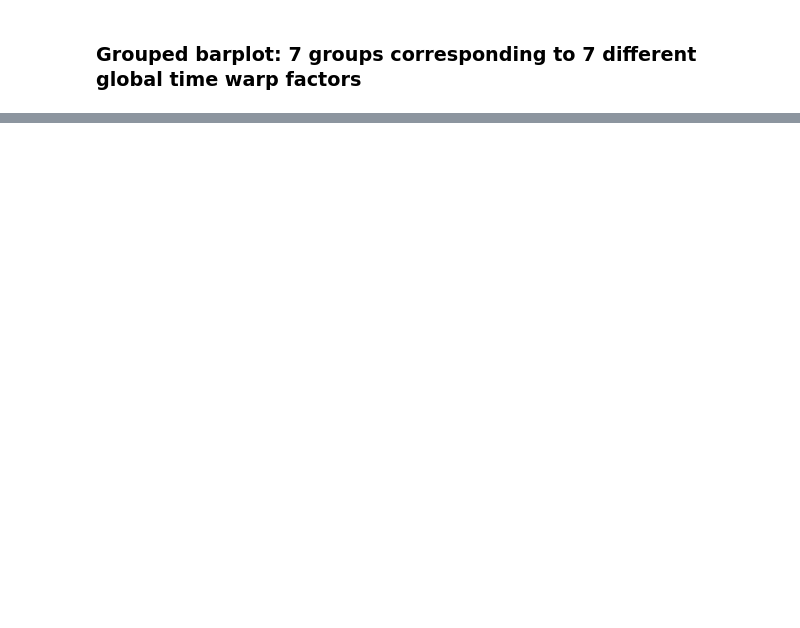
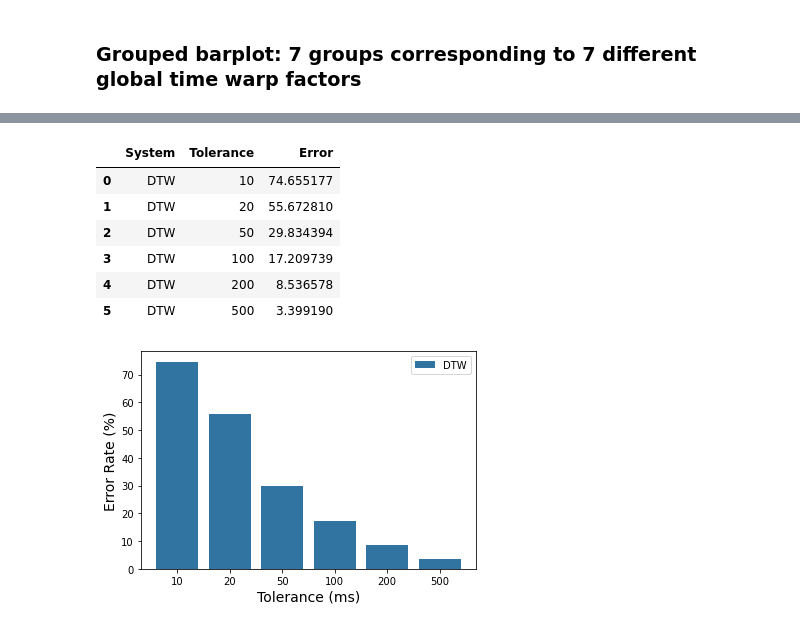
Before and after one commit to HMC-MIR/ExtremeTimeWarping, a Jupyter notebook: 03_Evaluate.ipynb, the cells around one changed output, grey strips where cells are left out. Cells and saved outputs as stored; diff of their text form; code cells hidden in the pictures; blank space fills up the shorter version.

```diff
--- a/03_Evaluate.ipynb
+++ b/03_Evaluate.ipynb
@@ -202,0 +256,45 @@ Evaluate all hypothesis directories.
+# %%
+def plot_grouped_histogram1(errRates_bars, errRates_dots, basenames, tols, savefile = None):
+    # Histogram grouped by tolerance
+
+    # first construct DataFrame
+    data = []
+    for i, system in enumerate(basenames):
+        for tol in tols:
+            data.append((system, tol, errRates[i,tol] * 100.0))
+    df = pd.DataFrame(data, columns = ['System', 'Tolerance', 'Error'])
+
+    # grouped barplot (DTW & WSDTW)
+    sns.barplot(x="Tolerance", y="Error", hue="System", data=df)
+    plt.xlabel("Tolerance (ms)", size=14)
+    plt.ylabel("Error Rate (%)", size=14)
+    #plt.legend(bbox_to_anchor=(1.05, 1), loc=2, borderaxespad=0.)
+    plt.legend(loc='upper right')
+
+    # overlay dots for SSDTW results
+    width_bar = .135
+    x_coords = []
+    y_coords = []
+    for i, tol in enumerate(tols):
+        for j in range(errRates_dots.shape[0]):
+            x_coords.append(i+(-1.5+j)*width_bar)
+            y_coords.append(errRates_dots[j,tol] * 100.0)
+    plt.plot(x_coords, y_coords, 'ko', markersize=3)
+
+    if savefile:
+        plt.savefig(savefile, bbox_inches = 'tight')
+    return df
+# %%
+tols = [10, 20, 50, 100, 200, 500] # in msec
+display_names = ['DTW']#, 'SegDTW-2', 'SegDTW-4', 'SegDTW-8', 'SegDTW-16','SegDTW-32']
+savefile = 'results.png'
+plot_grouped_histogram1(errRates[0:6,:], errRates[6:,:], display_names, tols, savefile)
+# %% [output]
+|  | System | Tolerance | Error |
+| 0 | DTW | 10 | 74.655177 |
+| 1 | DTW | 20 | 55.672810 |
+| 2 | DTW | 50 | 29.834394 |
+| 3 | DTW | 100 | 17.209739 |
+| 4 | DTW | 200 | 8.536578 |
+| 5 | DTW | 500 | 3.399190 |
+[figure, added]
```
Also changed, not shown: parts of 13 cells of this notebook.
